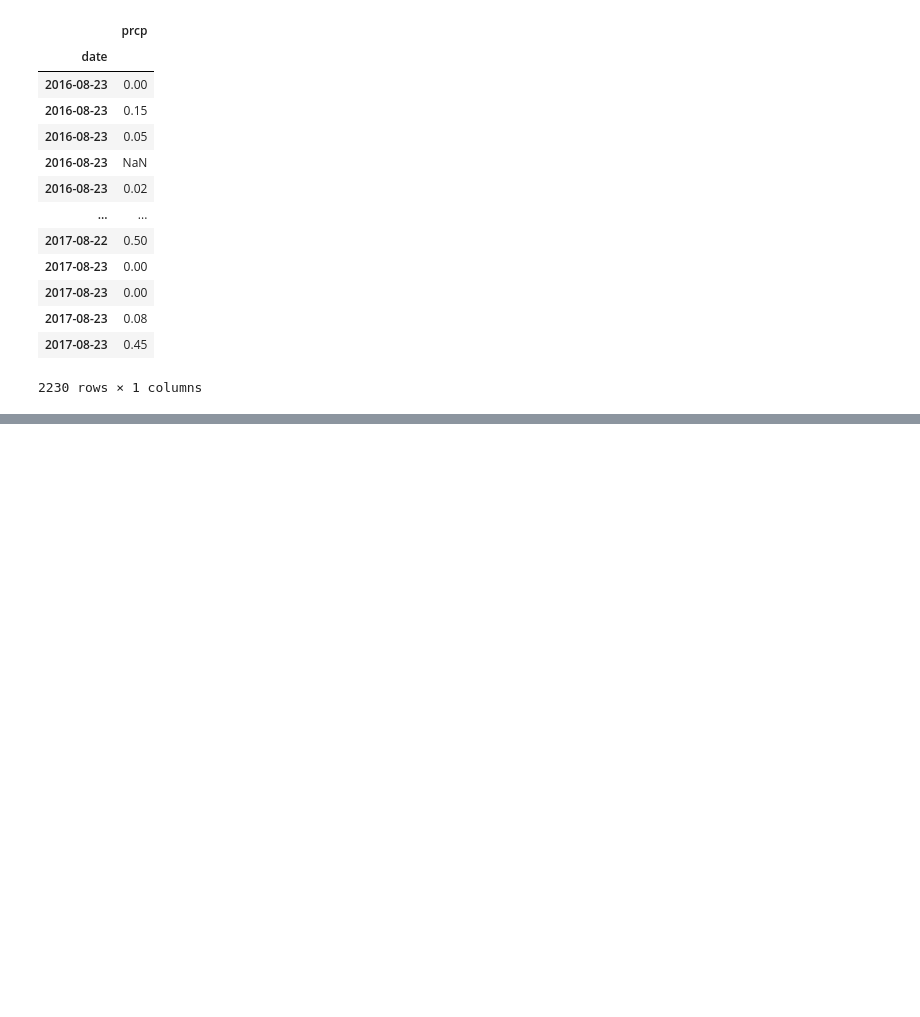
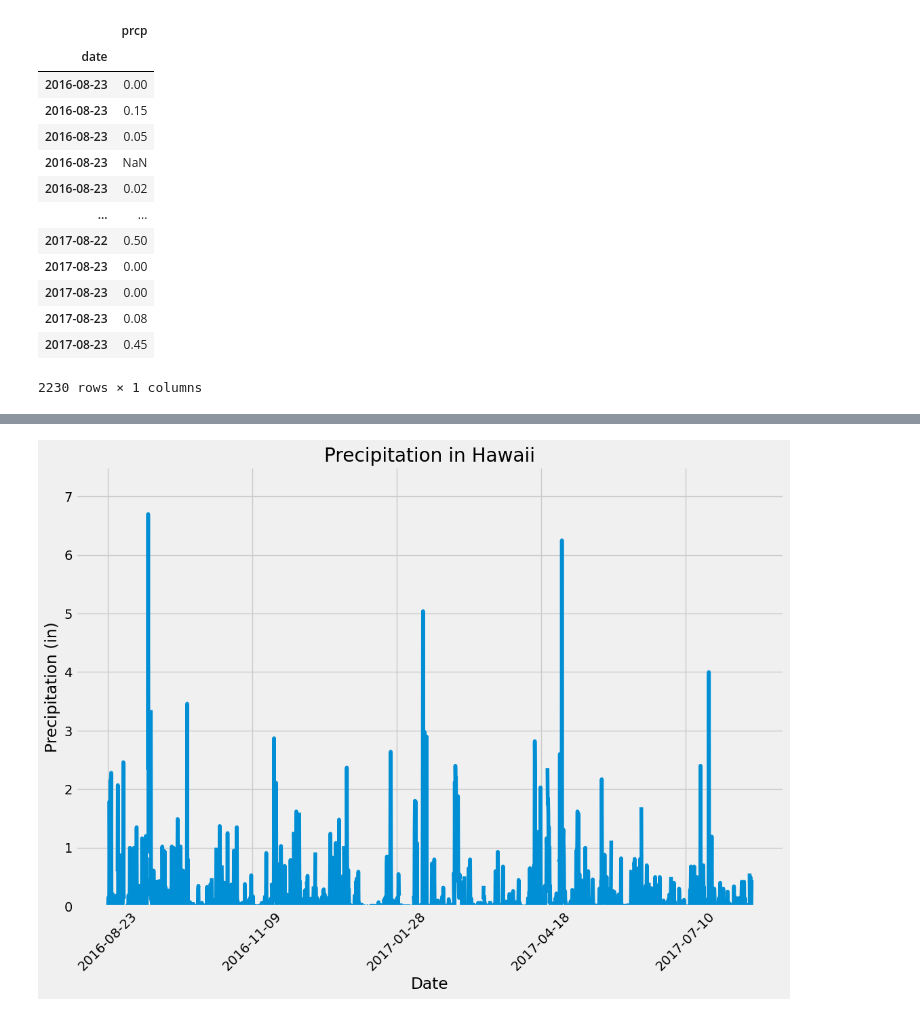
Before and after one commit to emilyneaville/sqlalchemy-challenge, a Jupyter notebook: Climate Analysis/climate_analysis.ipynb, the cells around one changed output, grey strips where cells are left out. Drawn from its saved outputs; the diff is of its cells as text; code cells hidden in the pictures; blank space fills up the shorter version.

Commit message:
Added plot for precipitation in Hawaii

```diff
--- a/Climate Analysis/climate_analysis.ipynb
+++ b/Climate Analysis/climate_analysis.ipynb
@@ -8,6 +8,12 @@ from sqlalchemy import create_engine, func
 # Import datetime, pandas
 import datetime as dt
 import pandas as pd
+# %%
+# Import matplotlib
+%matplotlib inline
+from matplotlib import style
+style.use('fivethirtyeight')
+import matplotlib.pyplot as plt
 # %% [markdown]
 # Reflect Tables into SQLAlchemy ORM
 # %%
@@ -114,3 +121,15 @@ prcp_df
 | 2017-08-23 | 0.00 |
 | 2017-08-23 | 0.45 |
 2230 rows × 1 columns
+# %%
+# Use Pandas Plotting with Matplotlib to plot the precipitaion in Hawaii
+prcp_df.plot(legend=False, figsize= [12, 8])
+plt.title('Precipitation in Hawaii')
+plt.xlabel('Date')
+plt.ylabel('Precipitation (in)')
+plt.ylim(0, 7.5)
+plt.xticks(rotation='45')
+plt.grid(True)
+plt.show()
+# %% [output]
+[figure, added]
```
Also changed, not shown: parts of 2 cells of this notebook.
